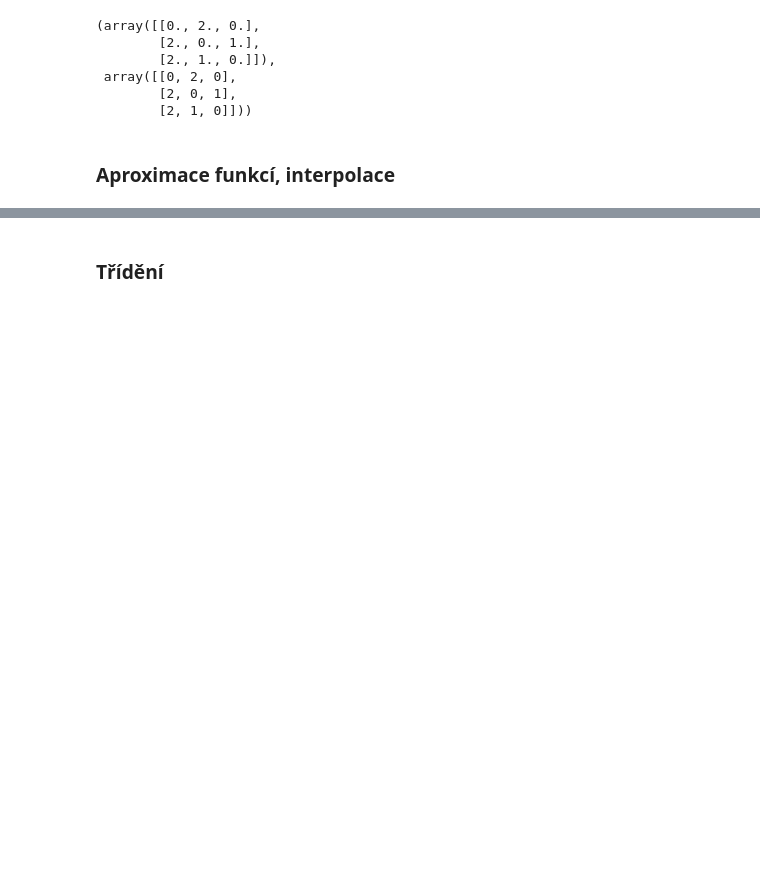
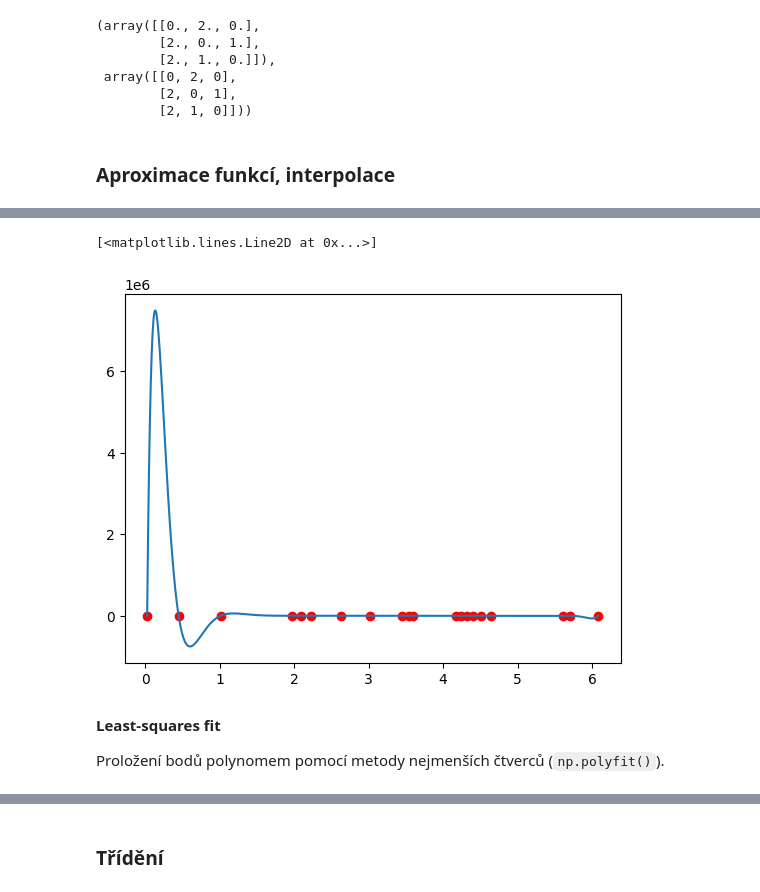
Before and after one commit to loepa01/NME1cvBook, a Jupyter notebook: _sources/lekce/01-uvod-python.ipynb, the cells around one changed output, grey strips where cells are left out. Saved outputs shown, nothing was run; the diff lists cells and outputs as text; code cells hidden in the pictures; blank space fills up the shorter version.

```diff
--- a/_sources/lekce/01-uvod-python.ipynb
+++ b/_sources/lekce/01-uvod-python.ipynb
@@ -1260,0 +1292,12 @@ from scipy import linalg, interpolate, special
+# %%
+yL = interpolate.lagrange(x_p, y_p)
+# %%
+plt.plot(x_p, y_p, 'ro')
+plt.plot(x, yL(x), '-')
+# %% [output]
+[<matplotlib.lines.Line2D at 0x...>]
+[figure, added]
+# %% [markdown]
+**Least-squares fit**
+
+Proložení bodů polynomem pomocí metody nejmenších čtverců (`np.polyfit()`).
```
Also changed, not shown: parts of 18 cells of this notebook, 18 other files.
